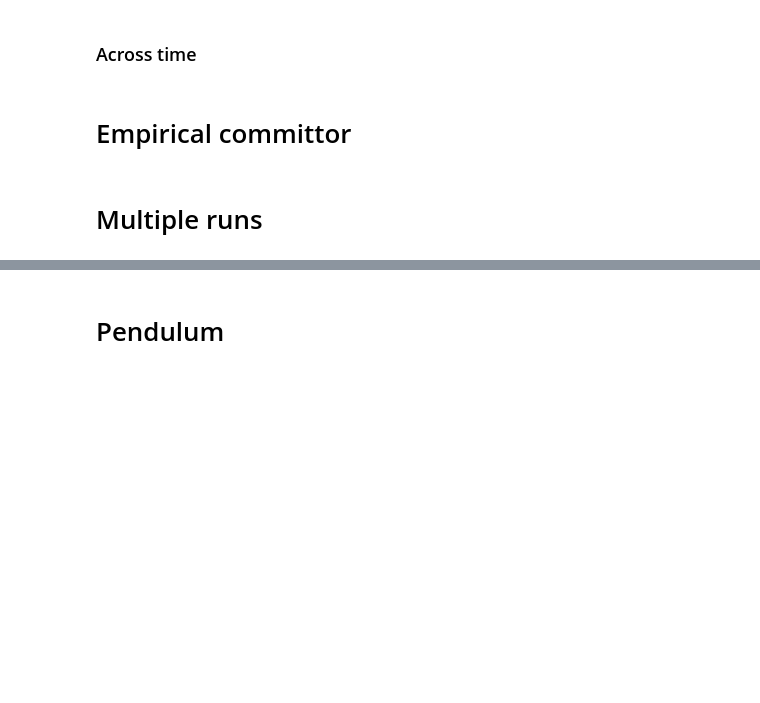
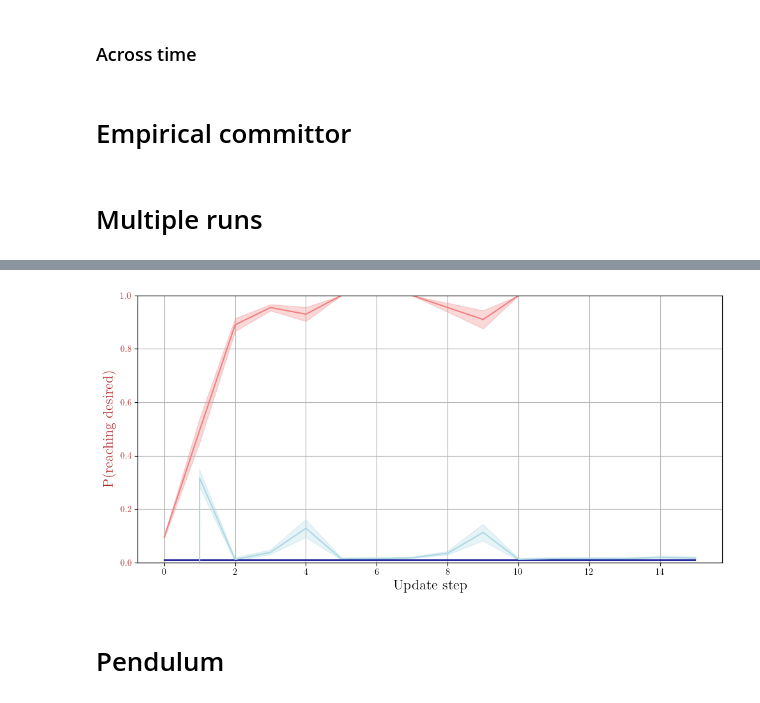
Before and after one commit to Asagodi/committor_control, a Jupyter notebook: estimation_test.ipynb, the cells around one changed output, grey strips where cells are left out. Saved outputs shown, nothing was run; the diff lists cells and outputs as text; code cells hidden in the pictures; blank space fills up the shorter version.

```diff
--- a/estimation_test.ipynb
+++ b/estimation_test.ipynb
@@ -578,9 +136,6 @@ def simulate_and_plot_shifted(
 
     return trajectories, (X, Y, V), (stable1, stable2, saddle)
 # %%
-from functools import partial
-import itertools
-
 # -------------------------------
 # Trajectory simulation with OOB stopping
 # -------------------------------
@@ -783,6 +338,8 @@ def run_simulations_hit_sides(T, dim, dt, drift_func, noise_std,
     # Combine into grid
     grid_axes = [first_axis_vals] + [other_axis_vals] * (dim - 1)
     grid_points = np.array(list(itertools.product(*grid_axes)))
+    if grid_rotation_angle == None:
+        grid_rotation_angle = 0.0
     theta = np.radians(grid_rotation_angle)
     R = np.array([[np.cos(theta), -np.sin(theta)],
                 [np.sin(theta),  np.cos(theta)]])
@@ -1253,8 +821,9 @@ import numpy as np
 import matplotlib.pyplot as plt
 from matplotlib.lines import Line2D
 
-def plot_hit_and_control(all_results, system, D, n_runs, tracker_method, until_t=-1,
-                         hit_colors=None, ctrl_colors=None, title=None, use_sem=False):
+def plot_hit_and_control(all_results, system, D, n_runs, tracker_method, until_t=None,
+                         hit_colors=None, ctrl_colors=None, title=None, use_sem=False,
+                         control_set_ylim=None):
     if hit_colors is None:
         hit_colors = ['firebrick', 'lightcoral']
     if ctrl_colors is None:
@@ -1303,6 +872,13 @@ def plot_hit_and_control(all_results, system, D, n_runs, tracker_method, until_t
     ax1.set_ylim(0,1)
 
     ax2 = ax1.twinx()
+
+    if control_set_ylim is None:
+        min_ylim = np.min(mean_sq_ctrl_mean[labels[0]])
+        max_ylim = np.max(mean_sq_ctrl_mean[labels[0]])
+        ax2.set_ylim(min_ylim*0.8, max_ylim*1.2)
+    else:
+        ax2.set_ylim(*control_set_ylim)
     ax2.set_yscale('log')
     for i, label in enumerate(labels):
         ax2.plot(time_points[:until_t], mean_sq_ctrl_mean[label][:until_t], color=ctrl_colors[i], label=f'{label} control cost')
@@ -1310,8 +886,10 @@ def plot_hit_and_control(all_results, system, D, n_runs, tracker_method, until_t
                          mean_sq_ctrl_mean[label][:until_t] - mean_sq_ctrl_err[label][:until_t],
                          mean_sq_ctrl_mean[label][:until_t] + mean_sq_ctrl_err[label][:until_t],
                          color=ctrl_colors[i], alpha=0.3)
-    ax2.set_ylabel(r"$\mathbb{E}[\int_0^T \|u(t)\|^2 dt]$", color=ctrl_colors[0], fontsize=16)
-    ax2.tick_params(axis='y', labelcolor=ctrl_colors[0])
+    #ax2.set_ylabel(r"$\mathbb{E}[\int_0^T \|u(t)\|^2 dt]$", color=ctrl_colors[0], fontsize=16)
+    #ax2.tick_params(axis='y', labelcolor=ctrl_colors[0])
+    #ax2.set_yticks([])
+    ax2.tick_params(axis='y', which='both', right=False, labelright=False)
 
     if title:
         plt.title(title, fontsize=18)
@@ -2173,3 +1767,7 @@ plot_hit_and_control(all_results_dw_test, system='doublewell_sem', D=D, tracker_
+# %%
+plot_hit_and_control(all_results_dw_test, system='doublewell_sem', D=D, tracker_method=tracker_method, n_runs=n_runs, until_t=None, title=None, use_sem=True, control_set_ylim=[8e-2,1e-0])
+# %% [output]
+[figure, added]
 # %% [markdown]
 # Pendulum
 # %%
```
Also changed, not shown: parts of 22 cells of this notebook.
